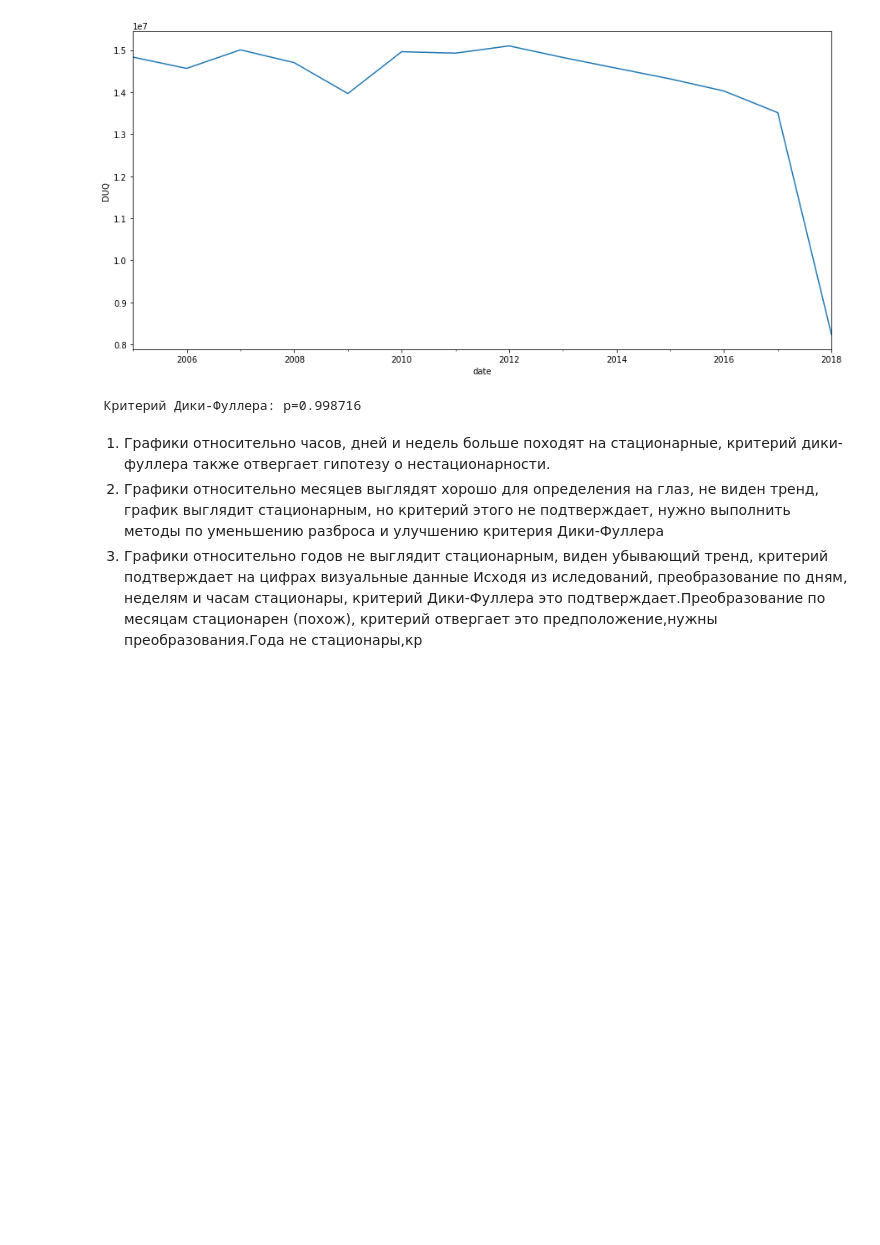
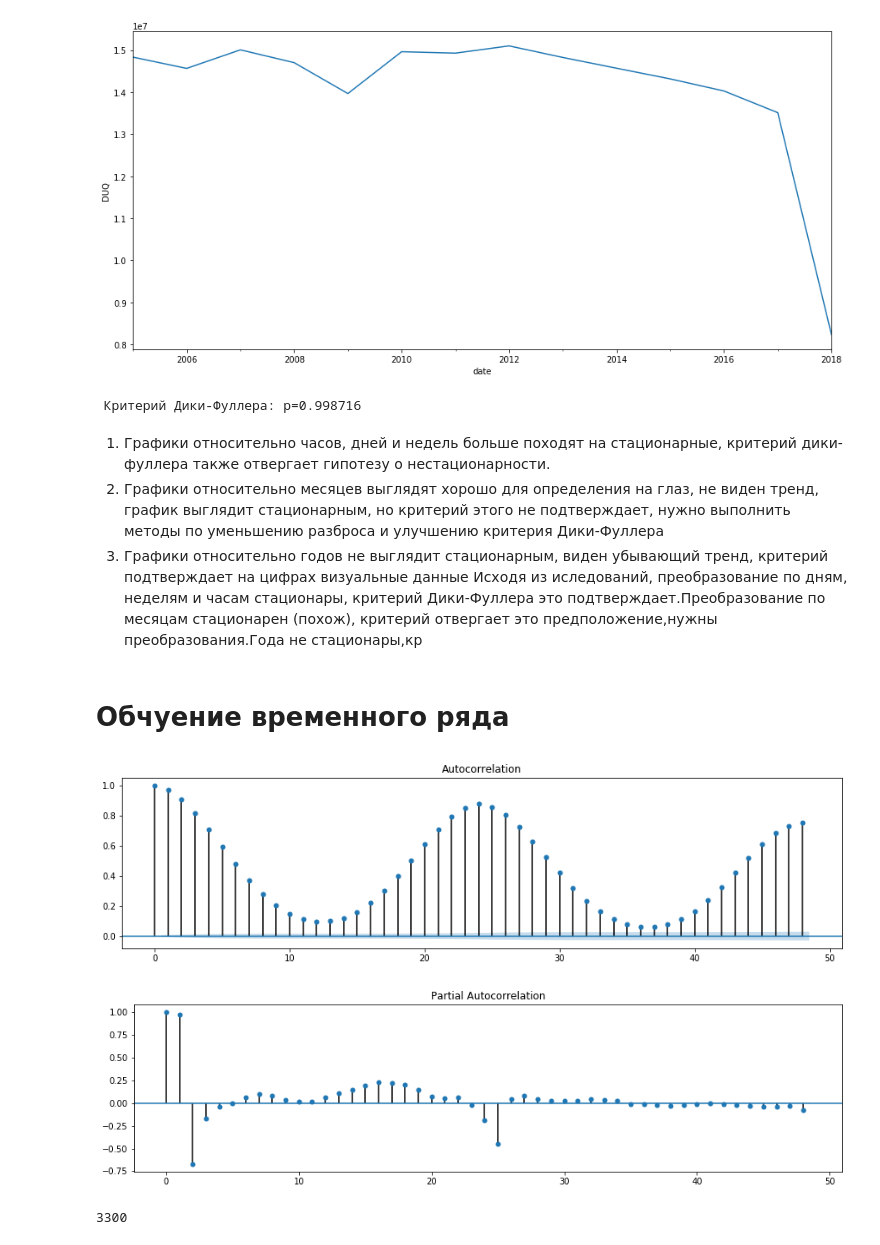
Before and after one commit to IrinaSkripka99/DA, a Jupyter notebook: HW3/DUQ homework.ipynb, the cells around one changed output. Drawn from its saved outputs; the diff is of its cells as text; code cells hidden in the pictures; blank space fills up the shorter version.

```diff
--- a/HW3/DUQ homework.ipynb
+++ b/HW3/DUQ homework.ipynb
@@ -383,3 +375,16 @@ print(" Критерий Дики-Фуллера: p=%f" % sm.tsa.stattools.adful
 2. Графики относительно месяцев выглядят хорошо для определения на глаз, не виден тренд, график выглядит стационарным, но критерий этого не подтверждает, нужно выполнить методы по уменьшению разброса и улучшению критерия Дики-Фуллера
 3. Графики относительно годов не выглядит стационарным, виден убывающий тренд, критерий подтверждает на цифрах визуальные данные
 Исходя из иследований, преобразование по дням, неделям и часам стационары, критерий Дики-Фуллера это подтверждает.Преобразование по месяцам стационарен (похож), критерий отвергает это предположение,нужны преобразования.Года не стационары,кр
+# %% [markdown]
+# Обчуение временного ряда
+# %%
+plt.figure(figsize(15,8))
+ax = plt.subplot(211)
+sm.graphics.tsa.plot_acf(df['DUQ_MW'][13:].values.squeeze(), lags=48, ax=ax)
+pylab.show()
+ax = plt.subplot(212)
+sm.graphics.tsa.plot_pacf(df['DUQ_MW'][13:].values.squeeze(), lags=48, ax=ax)
+pylab.show()
+# %% [output]
+[figure, added]
+[figure, added]
@@ -385,0 +402,6 @@ print(" Критерий Дики-Фуллера: p=%f" % sm.tsa.stattools.adful
+# %%
+parameters = product(ps, qs, Ps, Qs)
+parameters_list = list(parameters)
+len(parameters_list)
+# %% [output]
+3300
```
Also changed, not shown: parts of 7 cells of this notebook.
